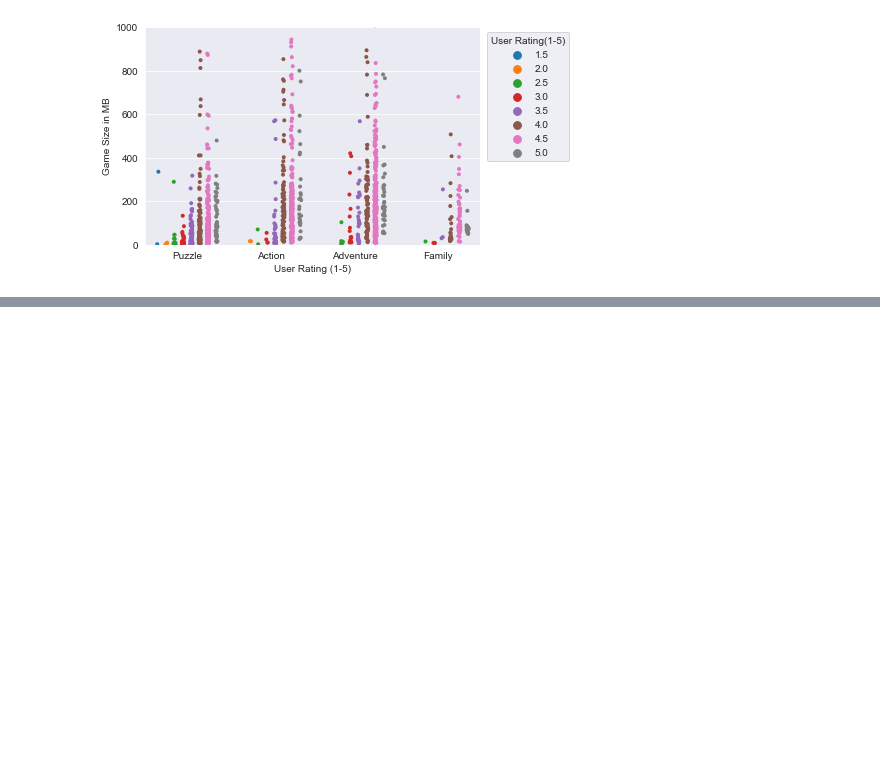
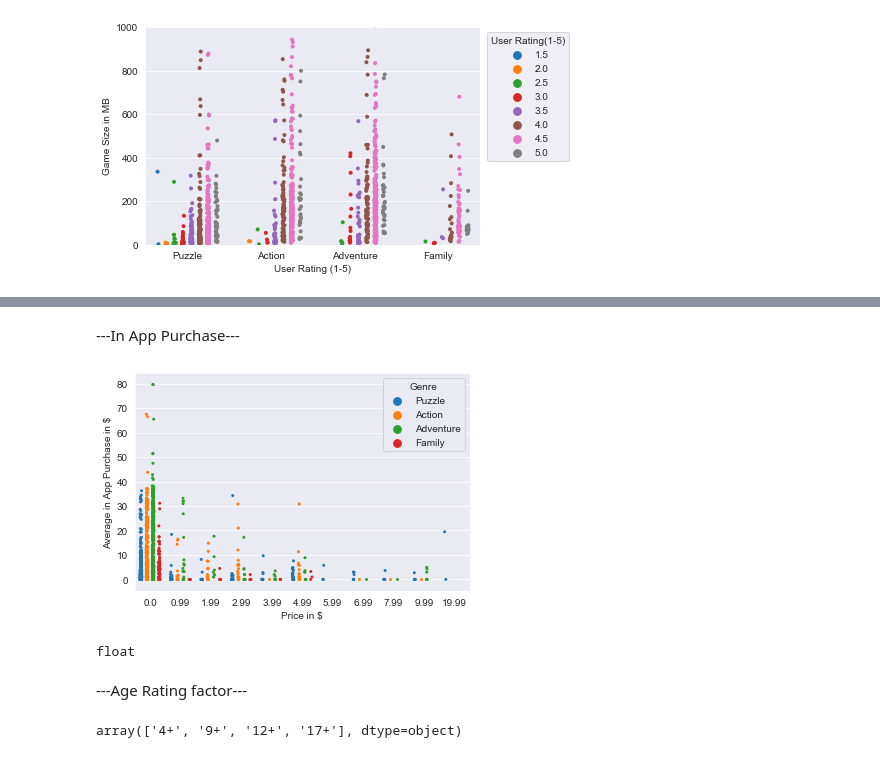
Before and after one commit to hkhoi/Mobile_Game_Analysis, a Jupyter notebook: 17K Mobile Game Analysis.ipynb, the cells around one changed output, grey strips where cells are left out. Saved outputs shown, nothing was run; the diff lists cells and outputs as text; code cells hidden in the pictures; blank space fills up the shorter version.

```diff
--- a/17K Mobile Game Analysis.ipynb
+++ b/17K Mobile Game Analysis.ipynb
@@ -127,0 +225,18 @@ plt.ioff()
+# %% [markdown]
+---In App Purchase---
+# %%
+gamestatsfg2=gamestatsfg.copy()
+import statistics
+# %%
+gamestatsfg2['In_App_Purchase'] = gamestatsfg2['In_App_Purchase'].str.replace(',', '')
+gamestatsfg2.In_App_Purchase=gamestatsfg2.In_App_Purchase.fillna(0)
+#gamestatsfg2['Inn_App_Purchase'] = gamestatsfg2['Inn_App_Purchase'].str.split(' ').map(lambda x: ' '.join(sorted(x)))
+#gamestatsfg2['Inn_App_Purchase']=gamestatsfg2['Inn_App_Purchase'].str.strip
+# %%
+for i in (list(gamestatsfg2.index.values)):
+    if gamestatsfg2.In_App_Purchase[i] ==0:
+        gamestatsfg2['In_App_Purchase'][i]=0.01
+    elif gamestatsfg2.In_App_Purchase[i] !=0:
+        A=str.split(gamestatsfg2.In_App_Purchase[i])
+        A=[float(i) for i in A]
+        gamestatsfg2['In_App_Purchase'][i]=statistics.mean(A)
@@ -127,0 +245,17 @@ plt.ioff()
+# %%
+vis1= sns.stripplot(y=gamestatsfg2.In_App_Purchase , x=gamestatsfg2.Price, data=gamestatsfg2, hue=gamestatsfg2.Genre, dodge=True, size=3)
+
+vis1.set(xlabel='Price in $',ylabel='Average in App Purchase in $')
+plt.ioff()
+# %% [output]
+[figure, added]
+# %%
+type(gamestatsfg2.In_App_Purchase[2])
+# %% [output]
+float
+# %% [markdown]
+---Age Rating factor---
+# %%
+gamestatsfg.Age_Rating.unique()
+# %% [output]
+array(['4+', '9+', '12+', '17+'], dtype=object)
```
Also changed, not shown: parts of 13 cells of this notebook.
